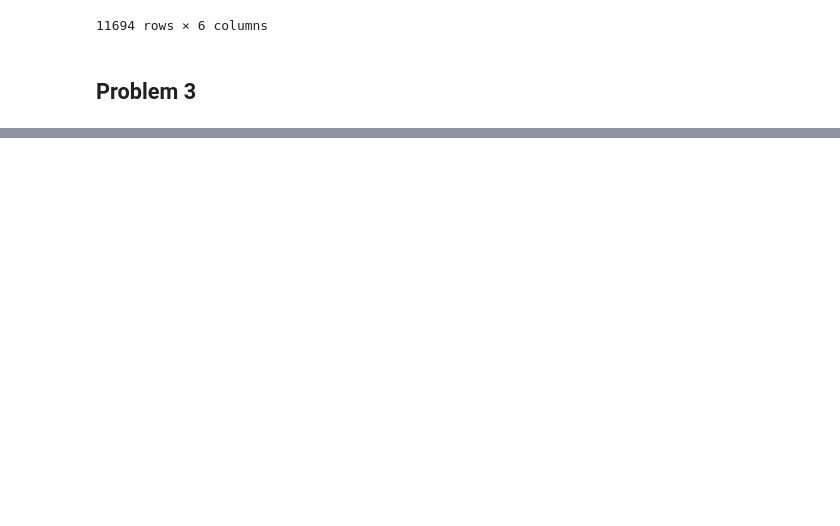
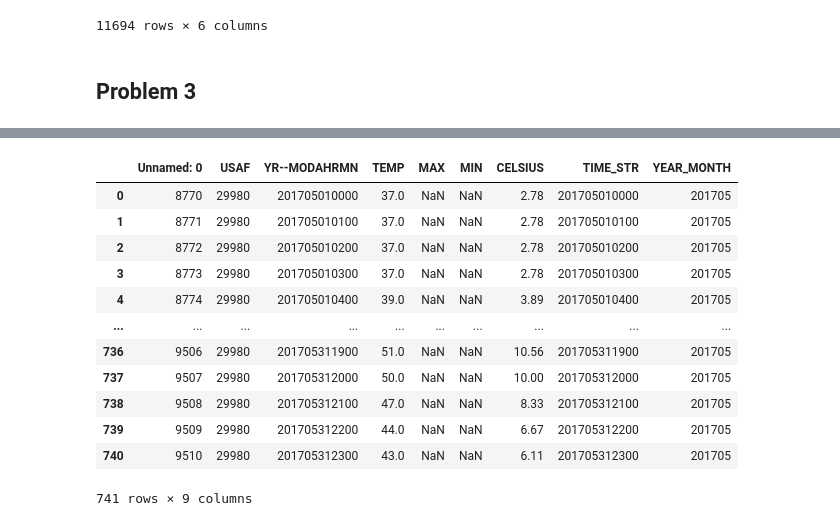
Before and after one commit to heatherturcios/Geospatial-Analytics-2023, a Jupyter notebook: Turcios_Homework2.ipynb, the cells around one changed output, grey strips where cells are left out. Drawn from its saved outputs; the diff is of its cells as text; code cells hidden in the pictures; blank space fills up the shorter version.

```diff
--- a/Turcios_Homework2.ipynb
+++ b/Turcios_Homework2.ipynb
@@ -315,0 +330,4 @@ rovaniemi.to_csv("Rovaniemi_temps_May_Aug_2017.csv", sep=',', float_format='%.2f
+# %%
+#Reading the CSV files
+kumpula = pd.read_csv("Kumpula_temps_May_Aug_2017.csv")
+rovaniemi = pd.read_csv("Rovaniemi_temps_May_Aug_2017.csv")
@@ -315,0 +421,4 @@ rovaniemi.to_csv("Rovaniemi_temps_May_Aug_2017.csv", sep=',', float_format='%.2f
+# %%
+#Converting column information to a string
+kumpula["TIME_STR"] = kumpula["YR--MODAHRMN"].astype(str)
+rovaniemi["TIME_STR"] = rovaniemi["YR--MODAHRMN"].astype(str)
@@ -315,0 +450,4 @@ rovaniemi.to_csv("Rovaniemi_temps_May_Aug_2017.csv", sep=',', float_format='%.2f
+# %%
+#Adding the Year and Month Column to the data frame
+kumpula["YEAR_MONTH"] = kumpula["TIME_STR"].str.slice(start=0, stop=6)
+kumpula.head()
@@ -315,0 +500,4 @@ rovaniemi.to_csv("Rovaniemi_temps_May_Aug_2017.csv", sep=',', float_format='%.2f
+# %%
+#Converting YEAR_MONTH to integer
+kumpula['YEAR_MONTH'] = pd.to_numeric(kumpula['YEAR_MONTH'], errors = 'coerce')
+rovaniemi['YEAR_MONTH'] = pd.to_numeric(rovaniemi['YEAR_MONTH'], errors = 'coerce')
@@ -315,0 +532,21 @@ rovaniemi.to_csv("Rovaniemi_temps_May_Aug_2017.csv", sep=',', float_format='%.2f
+# %%
+#List of value that will be used for selecting the rows
+selection_criteria = [201705]
+
+#Do the selection based on criteria applied to selected column
+kumpula_may = kumpula.loc[kumpula["YEAR_MONTH"].isin(selection_criteria)]
+kumpula_may
+# %% [output]
+|  | Unnamed: 0 | USAF | YR--MODAHRMN | TEMP | MAX | MIN | CELSIUS | TIME_STR | YEAR_MONTH |
+| 0 | 8770 | 29980 | 201705010000 | 37.0 | NaN | NaN | 2.78 | 201705010000 | 201705 |
+| 1 | 8771 | 29980 | 201705010100 | 37.0 | NaN | NaN | 2.78 | 201705010100 | 201705 |
+| 2 | 8772 | 29980 | 201705010200 | 37.0 | NaN | NaN | 2.78 | 201705010200 | 201705 |
+| 3 | 8773 | 29980 | 201705010300 | 37.0 | NaN | NaN | 2.78 | 201705010300 | 201705 |
+| 4 | 8774 | 29980 | 201705010400 | 39.0 | NaN | NaN | 3.89 | 201705010400 | 201705 |
+| ... | ... | ... | ... | ... | ... | ... | ... | ... | ... |
+| 736 | 9506 | 29980 | 201705311900 | 51.0 | NaN | NaN | 10.56 | 201705311900 | 201705 |
+| 737 | 9507 | 29980 | 201705312000 | 50.0 | NaN | NaN | 10.00 | 201705312000 | 201705 |
+| 738 | 9508 | 29980 | 201705312100 | 47.0 | NaN | NaN | 8.33 | 201705312100 | 201705 |
+| 739 | 9509 | 29980 | 201705312200 | 44.0 | NaN | NaN | 6.67 | 201705312200 | 201705 |
+| 740 | 9510 | 29980 | 201705312300 | 43.0 | NaN | NaN | 6.11 | 201705312300 | 201705 |
+741 rows × 9 columns
```
Also changed, not shown: parts of 57 cells of this notebook.
